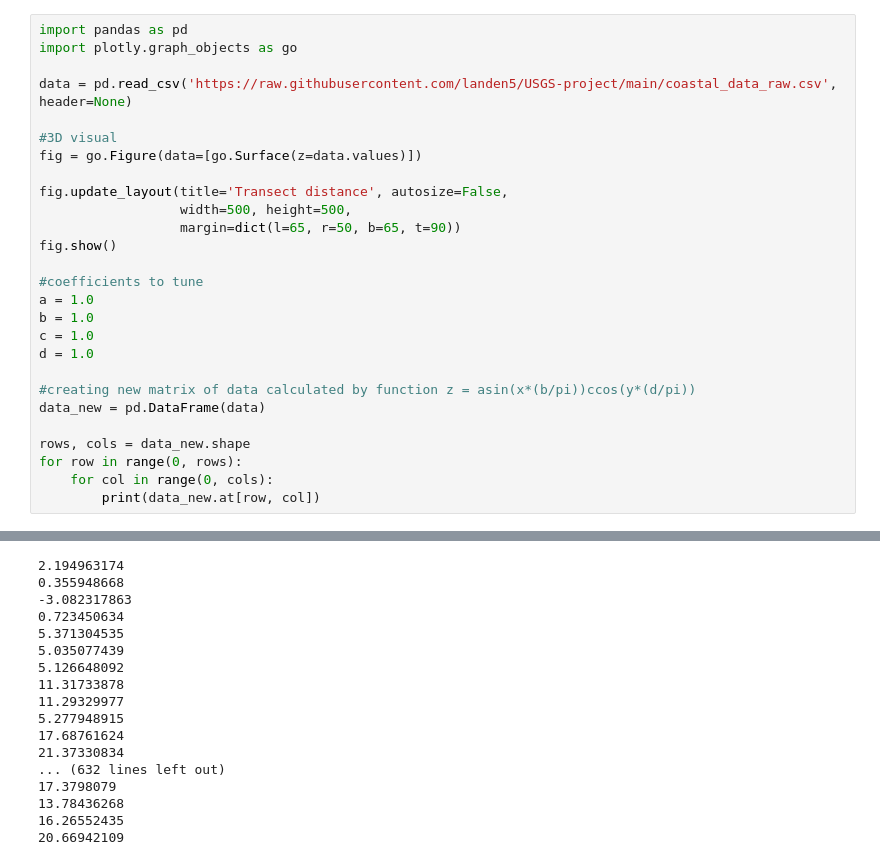
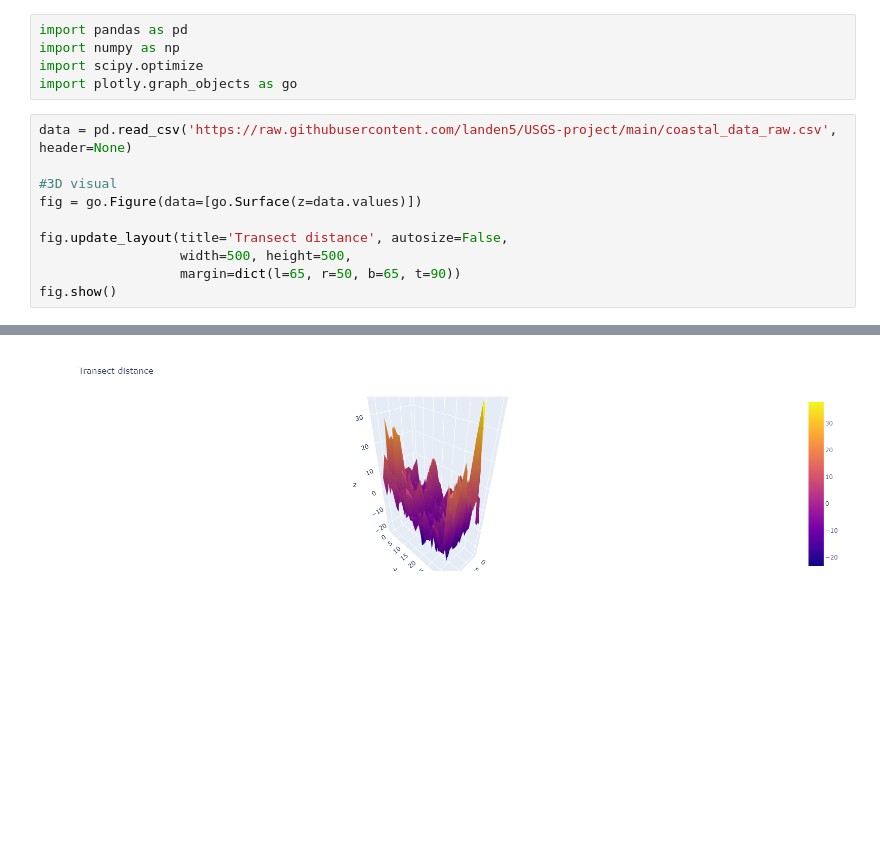
Before and after one commit to landen5/USGS-project, a Jupyter notebook: SurfaceRegression.ipynb, the cells around one changed output, grey strips where cells are left out. Cells and saved outputs as stored; diff of their text form; blank space fills up the shorter version.

```diff
--- a/SurfaceRegression.ipynb
+++ b/SurfaceRegression.ipynb
@@ -1,46 +1,18 @@
+# %%
+import pandas as pd
+import numpy as np
+import scipy.optimize
+import plotly.graph_objects as go
 # %%
-import pandas as pd
-import plotly.graph_objects as go
-
 data = pd.read_csv('https://raw.githubusercontent.com/landen5/USGS-project/main/coastal_data_raw.csv', header=None)
 
 #3D visual
 fig = go.Figure(data=[go.Surface(z=data.values)])
 
 fig.update_layout(title='Transect distance', autosize=False,
                   width=500, height=500,
                   margin=dict(l=65, r=50, b=65, t=90))
 fig.show()
-
-#coefficients to tune
-a = 1.0
-b = 1.0
-c = 1.0
-d = 1.0
-
-#creating new matrix of data calculated by function z = asin(x*(b/pi))ccos(y*(d/pi))
-data_new = pd.DataFrame(data)
-
-rows, cols = data_new.shape
-for row in range(0, rows):
-    for col in range(0, cols):
-        print(data_new.at[row, col])
 # %% [output]
 [interactive output not drawn]
-2.194963174
-0.355948668
--3.082317863
-0.723450634
-5.371304535
-5.035077439
-5.126648092
-11.31733878
-11.29329977
-5.277948915
-17.68761624
-21.37330834
-... (632 lines left out)
-17.3798079
-13.78436268
-16.26552435
-20.66942109
+[figure, added]
```
Also changed, not shown: parts of 1 cell of this notebook.
